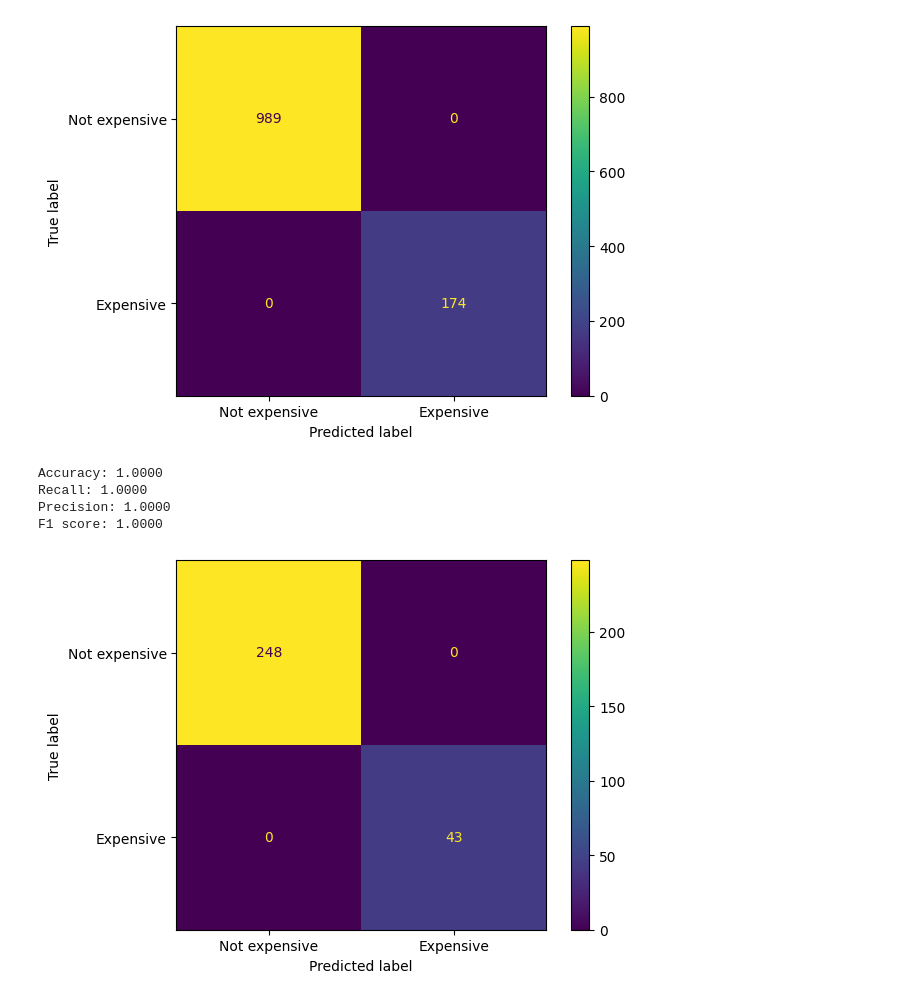
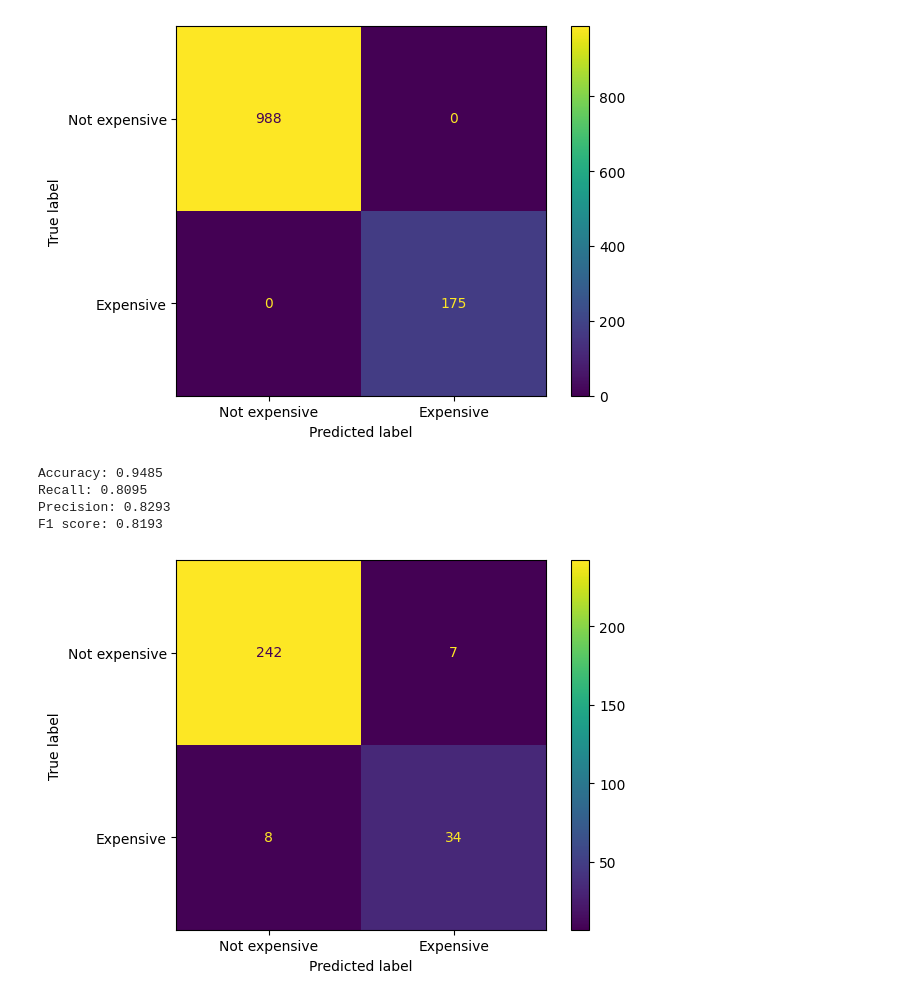
Before and after one commit to gastan81/supervised-ml, a Jupyter notebook: 06_classification__ordinal_encoding.ipynb, the cells around one changed output. Cells and saved outputs as stored; diff of their text form; code cells hidden in the pictures.

Commit message:
Finished competition in 00.

```diff
--- a/06_classification__ordinal_encoding.ipynb
+++ b/06_classification__ordinal_encoding.ipynb
@@ -211,11 +211,22 @@ from sklearn.tree import DecisionTreeClassifier
 set_config(transform_output='pandas')
 
 # reading
-data = pd.read_csv('data/housing_iteration_4_classification.zip')
-data = data.drop_duplicates()
+data = pd.read_csv('data/housing_iteration_5_classification.zip')
+X_data = data.drop(
+    columns=[
+        'Utilities', 'LotConfig', 'LandSlope', 'Neighborhood', 'Condition2', 'BldgType', 'HouseStyle', 'RoofStyle', 'RoofMatl'
+        , 'Exterior1st', 'Exterior2nd', 'MasVnrType', 'BsmtFinType2', 'HeatingQC', 'Electrical', 'Functional', 'GarageType'
+        , 'GarageFinish', 'GarageQual', 'GarageCond', 'PavedDrive', 'PoolQC', 'Fence', 'MiscFeature', 'SaleType', 'SaleCondition'])
+# reading
+data_competition = pd.read_csv('data/classification_competition_test_set.zip').set_index('Id')
+X_data_competition = data_competition.drop(
+    columns=[
+        'Utilities', 'LotConfig', 'LandSlope', 'Neighborhood', 'Condition2', 'BldgType', 'HouseStyle', 'RoofStyle', 'RoofMatl'
+        , 'Exterior1st', 'Exterior2nd', 'MasVnrType', 'BsmtFinType2', 'HeatingQC', 'Electrical', 'Functional', 'GarageType'
+        , 'GarageFinish', 'GarageQual', 'GarageCond', 'PavedDrive', 'PoolQC', 'Fence', 'MiscFeature', 'SaleType', 'SaleCondition'])
 
 # X and y creation
-X = data
+X = X_data
 y = X.pop('Expensive')
 
 # # Feature Engineering
@@ -823,22 +853,21 @@ ConfusionMatrixDisplay.from_estimator(
 [figure]
 # %%
 best = param_search.best_estimator_
-best.fit(X_test, y_test)
 y_test_pred = best.predict(X_test)
 print(f'Accuracy: {accuracy_score(y_test, y_test_pred):.4f}')
 print(f'Recall: {recall_score(y_test, y_test_pred):.4f}')
 print(f'Precision: {precision_score(y_test, y_test_pred):.4f}')
 print(f'F1 score: {f1_score(y_test, y_test_pred):.4f}')
 # %% [output]
-Accuracy: 1.0000
-Recall: 1.0000
-Precision: 1.0000
-F1 score: 1.0000
+Accuracy: 0.9485
+Recall: 0.8095
+Precision: 0.8293
+F1 score: 0.8193
 # %%
 ConfusionMatrixDisplay.from_estimator(
     best
     , X_test
-    , y_test_pred
+    , y_test
     , display_labels=['Not expensive', 'Expensive']);
 # %% [output]
-[figure, old version]
+[figure, new version]
```
Also changed, not shown: parts of 28 cells of this notebook, 37 other files.
